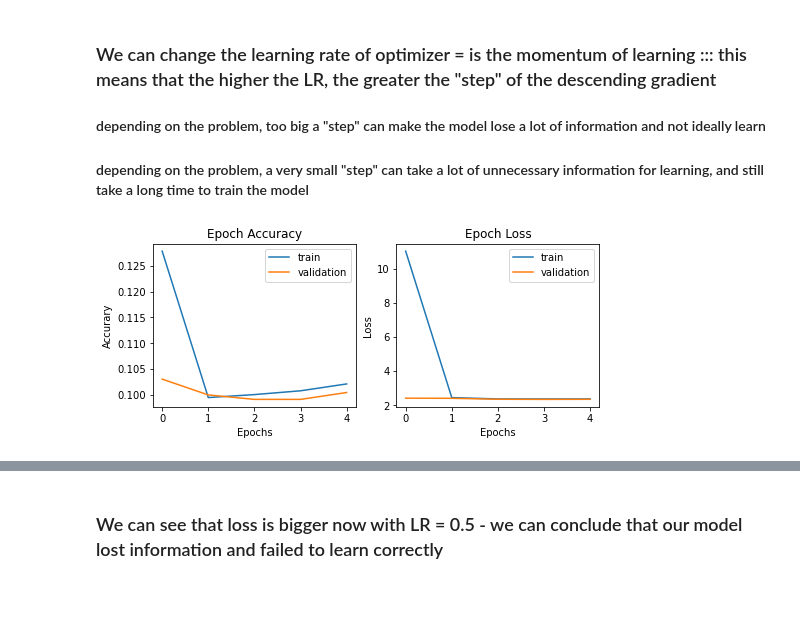
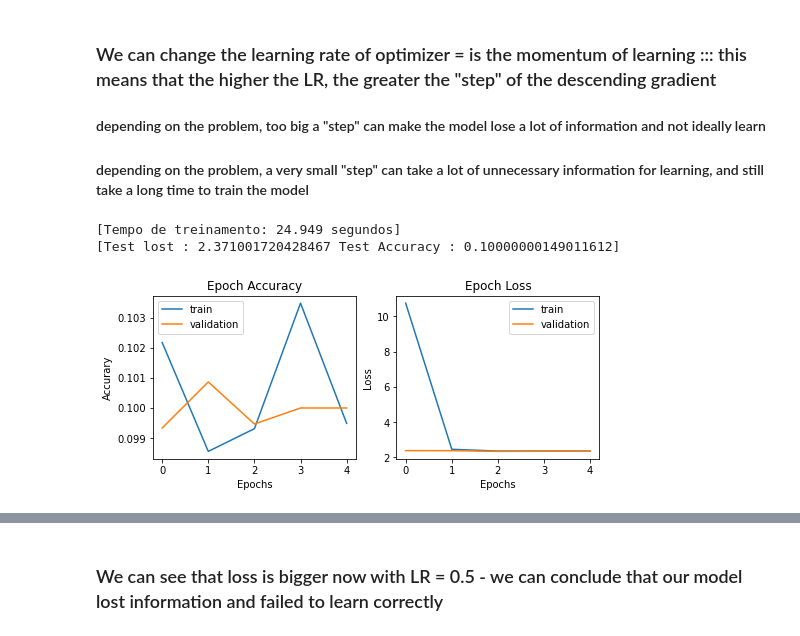
Before and after one commit to pedrohenriquecordeiro/deep_learning_classification_garments, a Jupyter notebook: notebook.ipynb, the cells around one changed output, grey strips where cells are left out. Saved outputs shown, nothing was run; the diff lists cells and outputs as text; code cells hidden in the pictures; blank space fills up the shorter version.

Commit message:
counting time

```diff
--- a/notebook.ipynb
+++ b/notebook.ipynb
@@ -261,35 +274,41 @@ model.compile(
     metrics = ['accuracy']
 )
 
+start = time.time()
 history = model.fit(
     x = train_images ,
     y = train_id ,
     epochs = 5,
     # 20% of train dataset will be use to make validation over training
     validation_split = 0.25,
     verbose = 0
 )
+end = time.time()
+print(f'\n[Tempo de treinamento: {round(end - start,3)} segundos]')
+
+test_lost , test_acc = model.evaluate(test_images, test_id, verbose = 0)
+print(f'[Test lost : {test_lost} Test Accuracy : {test_acc}]\n')
 
 plt.figure(figsize=(8, 3))
 
 plt.subplot(1,2,1)
 plt3 = plt.plot(history.history['accuracy'])
 plt3 = plt.plot(history.history['val_accuracy'])
 plt.title("Epoch Accuracy")
 plt.xlabel('Epochs')
 plt.ylabel('Accurary')
 plt.legend(['train','validation'])
 
 plt.subplot(1,2,2)
 plt3 = plt.plot(history.history['loss'])
 plt3 = plt.plot(history.history['val_loss'])
 plt.title("Epoch Loss")
 plt.xlabel('Epochs')
 plt.ylabel('Loss')
 plt.legend(['train','validation'])
 
 plt.show()
-
-test_lost , test_acc = model.evaluate(test_images,test_id)
 # %% [output]
+[Tempo de treinamento: 24.949 segundos]
+[Test lost : 2.371001720428467 Test Accuracy : 0.10000000149011612]
-[figure, old version]
+[figure, new version]
```
Also changed, not shown: parts of 7 cells of this notebook.
